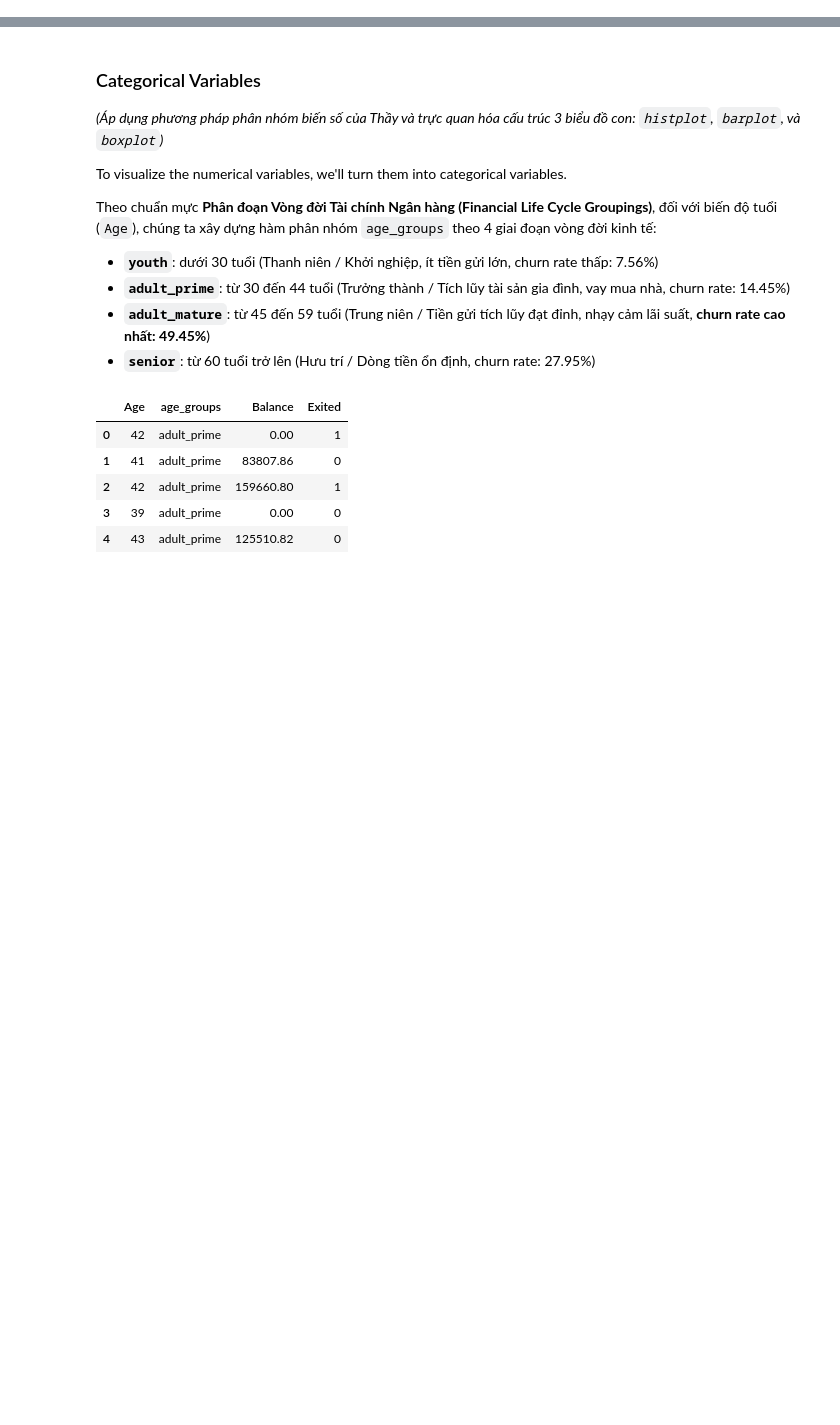
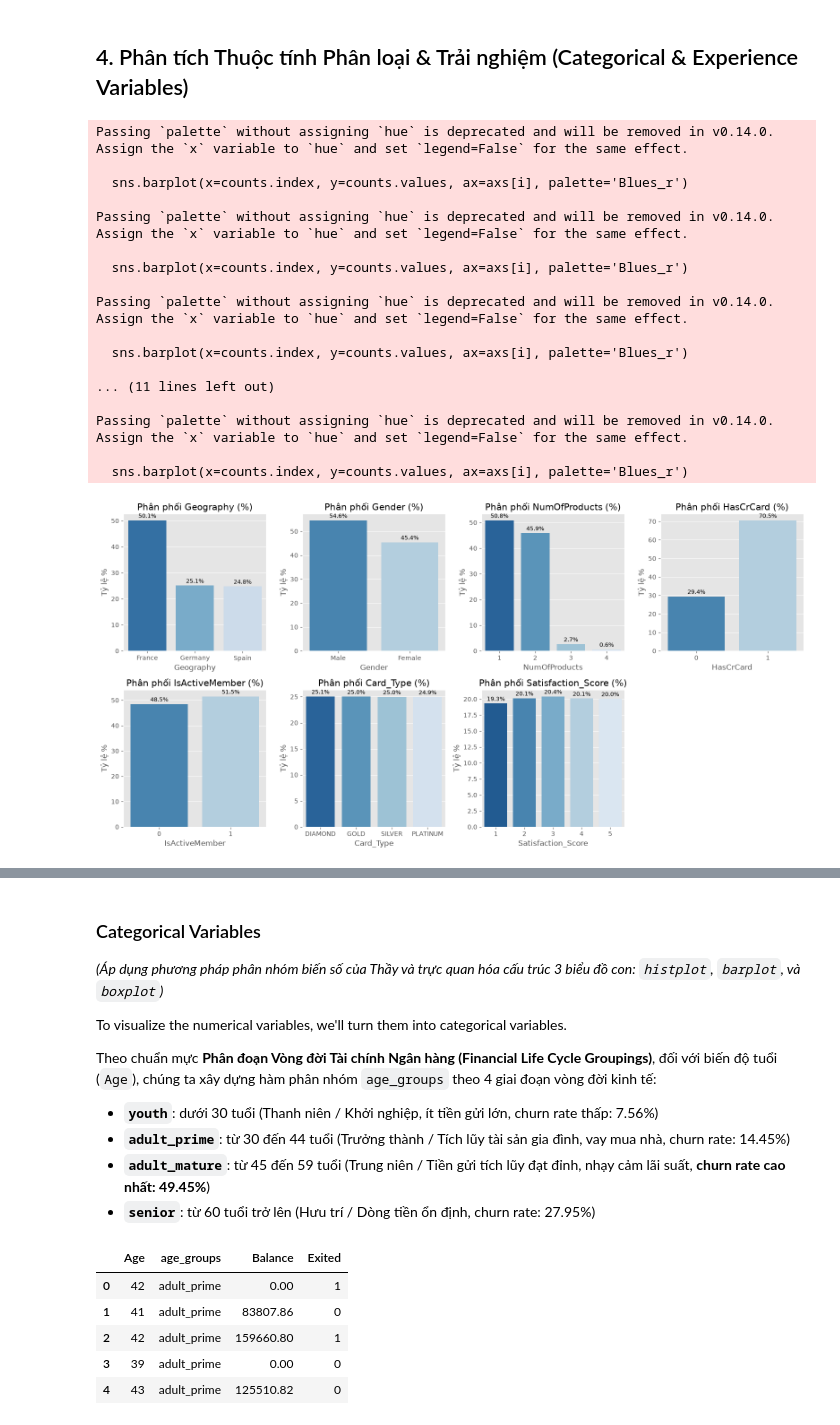
Before and after one commit to hoanghtbao/ml-bank-customer-churn, a Jupyter notebook: Project_Source_Code.ipynb, the cells around one changed output, grey strips where cells are left out. Cells and saved outputs as stored; diff of their text form; code cells hidden in the pictures; blank space fills up the shorter version.

```diff
--- a/Project_Source_Code.ipynb
+++ b/Project_Source_Code.ipynb
@@ -239,0 +268,10 @@ plt.show()
+# %%
+# Kiểm tra ngoại lệ theo công thức IQR chuẩn
+for col in ['CreditScore', 'Age', 'Balance', 'EstimatedSalary', 'Point Earned']:
+    q1 = df_raw[col].quantile(0.25)
+    q3 = df_raw[col].quantile(0.75)
+    iqr = q3 - q1
+    lower_bound = q1 - 1.5 * iqr
+    upper_bound = q3 + 1.5 * iqr
+    outliers = df_raw[(df_raw[col] < lower_bound) | (df_raw[col] > upper_bound)]
+    print(f"Cột {col:16s}: Giới hạn [{lower_bound:8.2f}, {upper_bound:8.2f}] | Số ngoại lệ: {len(outliers):4d} ({len(outliers)*100/len(df_raw):.2f}%)")
@@ -239,0 +437,11 @@ plt.show()
+# %%
+rename_mapping = {
+    'Satisfaction Score': 'Satisfaction_Score',
+    'Card Type': 'Card_Type',
+    'Point Earned': 'Point_Earned'
+}
+
+df_renamed = raw_df.rename(columns=rename_mapping)
+print("Danh sách 18 cột sau khi chuẩn hóa tên:")
+for i, col in enumerate(df_renamed.columns, 1):
+    print(f"  {i:02d}. {col}")
@@ -239,0 +807,41 @@ plt.show()
+# %% [markdown]
+## 4. Phân tích Thuộc tính Phân loại & Trải nghiệm (Categorical & Experience Variables)
+# %%
+cat_features = ['Geography', 'Gender', 'NumOfProducts', 'HasCrCard', 'IsActiveMember', 'Card_Type', 'Satisfaction_Score']
+
+fig, axs = plt.subplots(nrows=2, ncols=4, figsize=(16, 8))
+axs = axs.flatten()
+
+for i, col in enumerate(cat_features):
+    counts = df[col].value_counts(normalize=True) * 100
+    sns.barplot(x=counts.index, y=counts.values, ax=axs[i], palette='Blues_r')
+    axs[i].set_title(f"Phân phối {col} (%)")
+    axs[i].set_ylabel("Tỷ lệ %")
+    for p in axs[i].patches:
+        axs[i].annotate(f"{p.get_height():.1f}%", (p.get_x() + p.get_width() / 2., p.get_height()),
+                        ha='center', va='bottom', fontsize=9, xytext=(0, 2), textcoords='offset points')
+
+# Ẩn subplot thứ 8 thừa
+axs[-1].axis('off')
+plt.tight_layout()
+plt.savefig(os.path.join(FIGURES_DIR, 'fig_03_demographics_univariate.png'), dpi=300, bbox_inches='tight')
+plt.show()
+# %% [output]
+Passing `palette` without assigning `hue` is deprecated and will be removed in v0.14.0. Assign the `x` variable to `hue` and set `legend=False` for the same effect.
+
+  sns.barplot(x=counts.index, y=counts.values, ax=axs[i], palette='Blues_r')
+
+Passing `palette` without assigning `hue` is deprecated and will be removed in v0.14.0. Assign the `x` variable to `hue` and set `legend=False` for the same effect.
+
+  sns.barplot(x=counts.index, y=counts.values, ax=axs[i], palette='Blues_r')
+
+Passing `palette` without assigning `hue` is deprecated and will be removed in v0.14.0. Assign the `x` variable to `hue` and set `legend=False` for the same effect.
+
+  sns.barplot(x=counts.index, y=counts.values, ax=axs[i], palette='Blues_r')
+
+... (11 lines left out)
+
+Passing `palette` without assigning `hue` is deprecated and will be removed in v0.14.0. Assign the `x` variable to `hue` and set `legend=False` for the same effect.
+
+  sns.barplot(x=counts.index, y=counts.values, ax=axs[i], palette='Blues_r')
+[figure, added]
```
Also changed, not shown: parts of 221 cells of this notebook, 1 other file.
